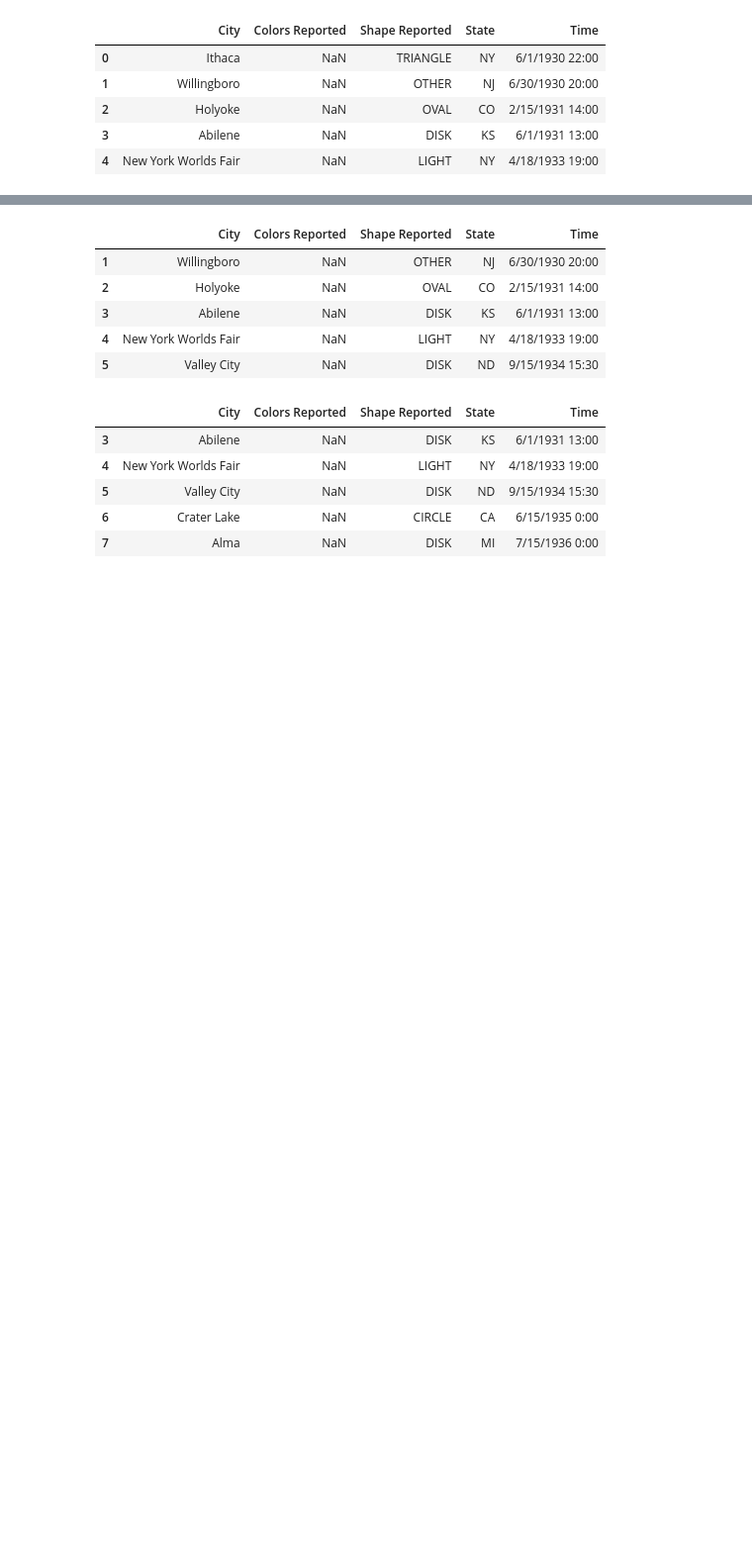
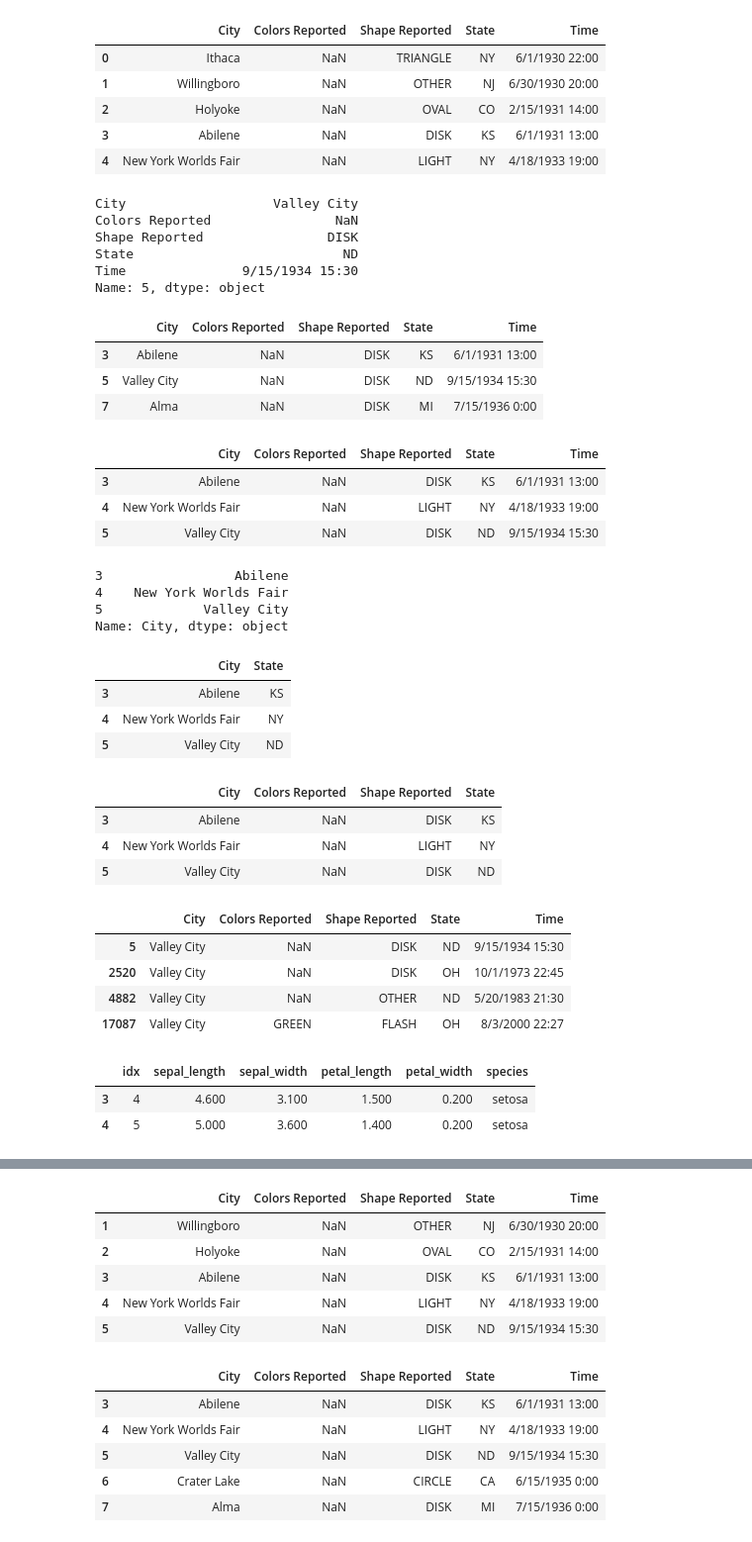
Before and after one commit to felixfan/scripts, a Jupyter notebook: python/ipynb/pandas.ipynb, the cells around one changed output, grey strips where cells are left out. Shown at 99% size. Drawn from its saved outputs; the diff is of its cells as text; code cells hidden in the pictures; blank space fills up the shorter version.

```diff
--- a/python/ipynb/pandas.ipynb
+++ b/python/ipynb/pandas.ipynb
@@ -486,3 +454,63 @@ ufo.head()
 | 2 | Holyoke | NaN | OVAL | CO | 2/15/1931 14:00 |
 | 3 | Abilene | NaN | DISK | KS | 6/1/1931 13:00 |
 | 4 | New York Worlds Fair | NaN | LIGHT | NY | 4/18/1933 19:00 |
+# %%
+ufo.loc[5, :]
+# %% [output]
+City                   Valley City
+Colors Reported                NaN
+Shape Reported                DISK
+State                           ND
+Time               9/15/1934 15:30
+Name: 5, dtype: object
+# %%
+ufo.loc[[3,5,7], :]
+# %% [output]
+|  | City | Colors Reported | Shape Reported | State | Time |
+| 3 | Abilene | NaN | DISK | KS | 6/1/1931 13:00 |
+| 5 | Valley City | NaN | DISK | ND | 9/15/1934 15:30 |
+| 7 | Alma | NaN | DISK | MI | 7/15/1936 0:00 |
+# %%
+ufo.loc[3:5, :]
+# %% [output]
+|  | City | Colors Reported | Shape Reported | State | Time |
+| 3 | Abilene | NaN | DISK | KS | 6/1/1931 13:00 |
+| 4 | New York Worlds Fair | NaN | LIGHT | NY | 4/18/1933 19:00 |
+| 5 | Valley City | NaN | DISK | ND | 9/15/1934 15:30 |
+# %%
+ufo.loc[3:5, 'City']
+# %% [output]
+3                 Abilene
+4    New York Worlds Fair
+5             Valley City
+Name: City, dtype: object
+# %%
+ufo.loc[3:5, ['City', 'State']]
+# %% [output]
+|  | City | State |
+| 3 | Abilene | KS |
+| 4 | New York Worlds Fair | NY |
+| 5 | Valley City | ND |
+# %%
+ufo.loc[3:5, 'City':'State']
+# %% [output]
+|  | City | Colors Reported | Shape Reported | State |
+| 3 | Abilene | NaN | DISK | KS |
+| 4 | New York Worlds Fair | NaN | LIGHT | NY |
+| 5 | Valley City | NaN | DISK | ND |
+# %%
+ufo.loc[ufo.City=="Valley City", :]
+# %% [output]
+|  | City | Colors Reported | Shape Reported | State | Time |
+| 5 | Valley City | NaN | DISK | ND | 9/15/1934 15:30 |
+| 2520 | Valley City | NaN | DISK | OH | 10/1/1973 22:45 |
+| 4882 | Valley City | NaN | OTHER | ND | 5/20/1983 21:30 |
+| 17087 | Valley City | GREEN | FLASH | OH | 8/3/2000 22:27 |
+# %%
+df.iloc[3:5, :] # via a numerical index
+### iloc 3:5 -> 3, 4
+### loc  3:5 -> 3, 4, 5
+# %% [output]
+|  | idx | sepal_length | sepal_width | petal_length | petal_width | species |
+| 3 | 4 | 4.600 | 3.100 | 1.500 | 0.200 | setosa |
+| 4 | 5 | 5.000 | 3.600 | 1.400 | 0.200 | setosa |
```
Also changed, not shown: parts of 29 cells of this notebook.
